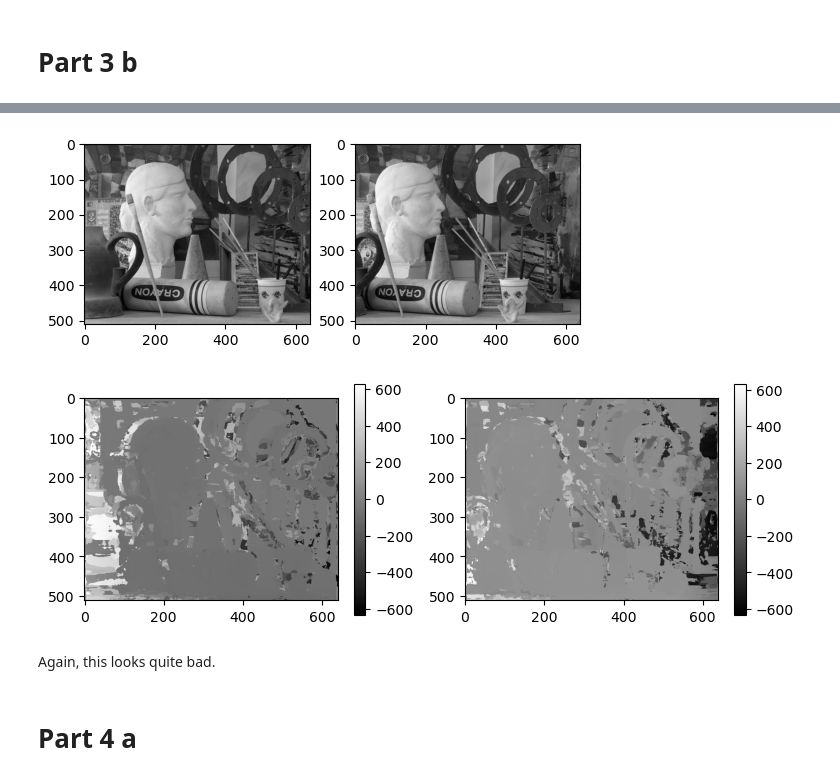
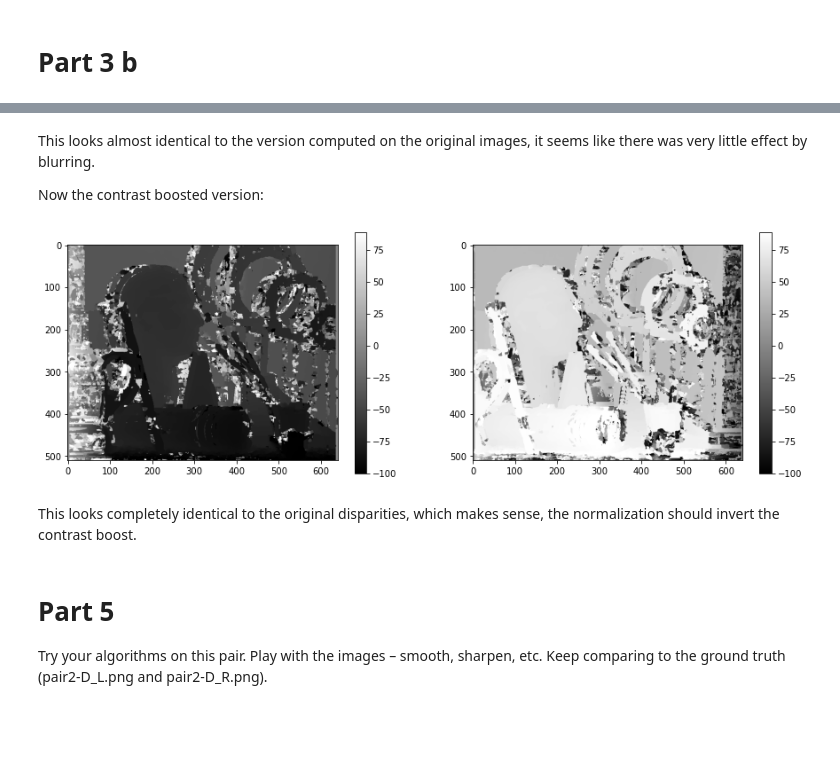
Before and after one commit to hadarsi320/CV_training, a Jupyter notebook: computer_vision/course_resources/ps_2/ps2.ipynb, the cells around one changed output, grey strips where cells are left out. Drawn from its saved outputs; the diff is of its cells as text; code cells hidden in the pictures; blank space fills up the shorter version.

```diff
--- a/computer_vision/course_resources/ps_2/ps2.ipynb
+++ b/computer_vision/course_resources/ps_2/ps2.ipynb
@@ -98,5 +372,11 @@ D_R_blur = disparity_ssd(R_blur, L_blur, w=11)
 # %%
-plt.figure(figsize=(9, 3))
+w = 11
+d_max = 100
+D_L_blur = disparity_ssd_shared(L_blur, R_blur, w, d_max)
+D_R_blur = disparity_ssd_shared(R_blur, L_blur, w, d_max)
+
+plt.figure(figsize=(15, 5))
+plt.suptitle('SSD Computed Disparity on Blurred Images')
 plt.subplot(121)
 plt.imshow(D_L_blur)
 plt.colorbar()
@@ -104,7 +384,4 @@ plt.subplot(122)
 plt.imshow(D_R_blur)
 plt.colorbar()
 plt.show()
-
-imsave(D_L_blur, 'output/ps2-3-a-1.png')
-imsave(D_R_blur, 'output/ps2-3-a-2.png')
 # %% [output]
@@ -115,0 +472,14 @@ This looks much worse, the structure is basically gone.
+# %%
+w = 11
+d_max = 100
+D_L_blur_ncorr = disparity_ncorr(L_blur, R_blur, w, d_max)
+D_R_blur_ncorr = disparity_ncorr(R_blur, L_blur, w, d_max)
+
+plt.figure(figsize=(15, 5))
+plt.subplot(121)
+plt.imshow(D_L_blur_ncorr)
+plt.colorbar()
+plt.subplot(122)
+plt.imshow(D_R_blur_ncorr)
+plt.colorbar()
+plt.show()
@@ -116,11 +488,20 @@ This looks much worse, the structure is basically gone.
+# %% [markdown]
+This looks almost identical to the version computed on the original images, it seems like there was very little effect by blurring.
+
+Now the contrast boosted version:
 # %%
-L_cont = L * 1.1
-R_cont = R * 1.1
+R_contrast = R * 1.1
 
+D_L_cont_ncorr = disparity_ncorr(L, R_contrast, w, d_max)
+D_R_cont_ncorr = disparity_ncorr(R_contrast, L, w, d_max)
+
+plt.figure(figsize=(15, 5))
 plt.subplot(121)
-plt.imshow(L_cont)
+plt.imshow(D_L_cont_ncorr)
+plt.colorbar()
 plt.subplot(122)
-plt.imshow(R_cont)
+plt.imshow(D_R_cont_ncorr)
+plt.colorbar()
 plt.show()
 # %% [output]
-[figure, old version]
+[figure, new version]
@@ -130,19 +508,7 @@ D_R_cont = disparity_ssd(R_cont, L_cont, w=11)
-# %%
-plt.figure(figsize=(9, 3))
-plt.subplot(121)
-plt.imshow(D_L_cont)
-plt.colorbar()
-plt.subplot(122)
-plt.imshow(D_R_cont)
-plt.colorbar()
-plt.show()
-
-imsave(D_L_blur, 'output/ps2-3-b-1.png')
-imsave(D_R_blur, 'output/ps2-3-b-2.png')
-# %% [output]
-[figure, removed]
-# %% [markdown]
-Again, this looks quite bad.
-# %% [markdown]
-# Part 4 a
+# %% [markdown]
+This looks completely identical to the original disparities, which makes sense, the normalization should invert the contrast boost.
+# %% [markdown]
+# Part 5
+
+Try your algorithms on this pair. Play with the images – smooth, sharpen, etc. Keep comparing to the ground truth (pair2-D_L.png and pair2-D_R.png).
 # %%
```
Also changed, not shown: parts of 45 cells of this notebook.
